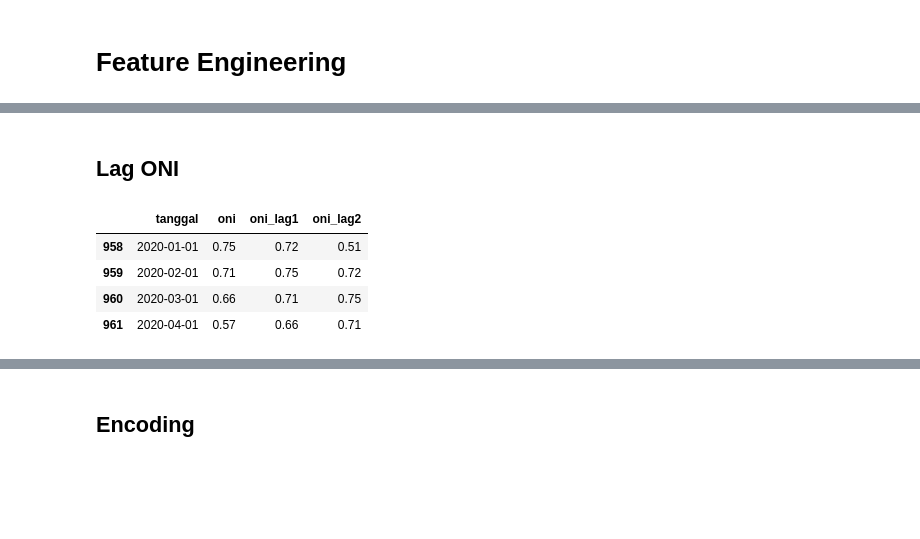
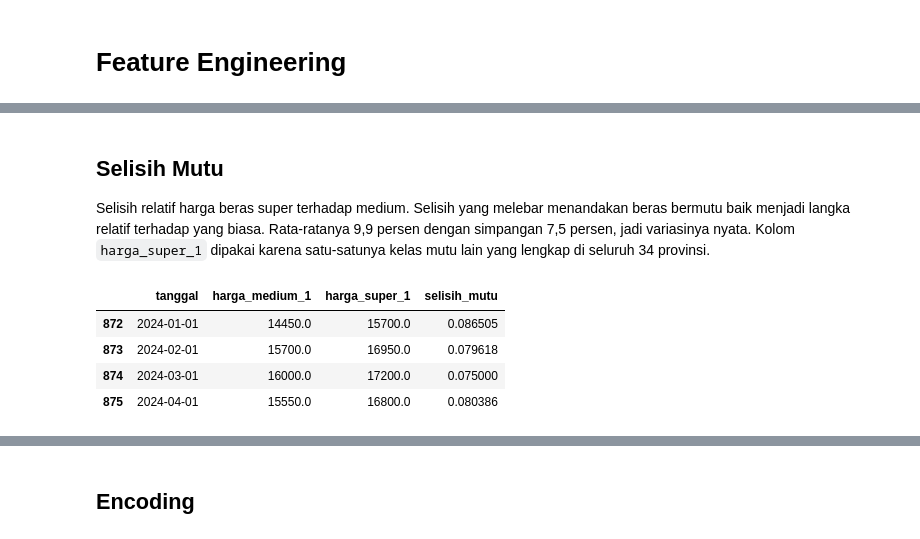
Before and after one commit to HaikalFrds/Indonesia_Rice_Early_Warning, a Jupyter notebook: notebooks/main.ipynb, the cells around one changed output, grey strips where cells are left out. Saved outputs shown, nothing was run; the diff lists cells and outputs as text; code cells hidden in the pictures; blank space fills up the shorter version.

```diff
--- a/notebooks/main.ipynb
+++ b/notebooks/main.ipynb
@@ -497,5 +573,6 @@ KOLOM_CONTOH = ["tanggal", "produksi_realisasi"]
 # %%
-model["hujan3"] = model.groupby("provinsi").curah_hujan_mm.transform(lambda s: s.rolling(3).sum())
+for W in (1, 3, 12):
+    model[f"ret{W}"] = model.lharga - lag("lharga", W)
 
-model.loc[CONTOH, ["tanggal", "curah_hujan_mm", "hujan3"]].head(4)
+model.loc[CONTOH, ["tanggal", TARGET, "ret1", "ret3", "ret12"]].head(4)
 # %% [output]
@@ -509,6 +590,5 @@ model.loc[CONTOH, ["tanggal", "curah_hujan_mm", "hujan3"]].head(4)
 # %%
-model["produksi_lag6"] = lag("produksi_realisasi", LAG_PRODUKSI)
-model["produksi_lag12"] = lag("produksi_realisasi", 12)
+model["vol6"] = model.groupby("provinsi").lharga.transform(lambda s: s.diff().rolling(6).std())
 
-model.loc[CONTOH, KOLOM_CONTOH + ["produksi_lag6", "produksi_lag12"]].head(4)
+model.loc[CONTOH, ["tanggal", "ret1", "vol6"]].head(4)
 # %% [output]
@@ -522,8 +611,6 @@ model.loc[CONTOH, KOLOM_CONTOH + ["produksi_lag6", "produksi_lag12"]].head(4)
 # %%
-model["produksi_rata6_lag6"] = (model.groupby("provinsi").produksi_realisasi
-                                .transform(lambda s: s.rolling(6).mean())
-                                .groupby(model.provinsi).shift(LAG_PRODUKSI))
-model["rasio_lag12_rata6"] = model.produksi_lag12 / model.produksi_rata6_lag6
+model["ret1_nas"] = model.groupby("tanggal").ret1.transform("mean")
+model["ret3_nas"] = model.groupby("tanggal").ret3.transform("mean")
 
-model.loc[CONTOH, KOLOM_CONTOH + ["produksi_rata6_lag6", "rasio_lag12_rata6"]].head(4)
+model.loc[CONTOH, ["tanggal", "ret1", "ret1_nas", "ret3", "ret3_nas"]].head(4)
 # %% [output]
@@ -537,9 +628,5 @@ model.loc[CONTOH, KOLOM_CONTOH + ["produksi_rata6_lag6", "rasio_lag12_rata6"]].h
 # %%
-model["hujan3_lag3"] = lag("hujan3", 3)
-model["hujan3_lag4"] = lag("hujan3", 4)
-model["hujan_lag1"] = lag("curah_hujan_mm", 1)
-model["suhu_lag1"] = lag("suhu_rata_c", 1)
-model["suhu_lag2"] = lag("suhu_rata_c", 2)
+model["jarak_ma12"] = model.lharga - gulir("lharga", 12, "mean")
 
-model.loc[CONTOH, ["tanggal", "hujan3_lag3", "hujan3_lag4", "suhu_lag1", "suhu_lag2"]].head(4)
+model.loc[CONTOH, ["tanggal", TARGET, "jarak_ma12"]].head(4)
 # %% [output]
@@ -551,14 +638,19 @@ model.loc[CONTOH, ["tanggal", "hujan3_lag3", "hujan3_lag4", "suhu_lag1", "suhu_l
 # %% [markdown]
-## Lag ONI
+## Selisih Mutu
+
+Selisih relatif harga beras super terhadap medium. Selisih yang melebar
+menandakan beras bermutu baik menjadi langka relatif terhadap yang biasa.
+Rata-ratanya 9,9 persen dengan simpangan 7,5 persen, jadi variasinya nyata.
+Kolom `harga_super_1` dipakai karena satu-satunya kelas mutu lain yang lengkap
+di seluruh 34 provinsi.
 # %%
-model["oni_lag1"] = lag("oni", 1)
-model["oni_lag2"] = lag("oni", 2)
+model["selisih_mutu"] = (model.harga_super_1 - model[TARGET]) / model[TARGET]
 
-model.loc[CONTOH, ["tanggal", "oni", "oni_lag1", "oni_lag2"]].head(4)
+model.loc[CONTOH, ["tanggal", TARGET, "harga_super_1", "selisih_mutu"]].head(4)
 # %% [output]
-|  | tanggal | oni | oni_lag1 | oni_lag2 |
-| 958 | 2020-01-01 | 0.75 | 0.72 | 0.51 |
-| 959 | 2020-02-01 | 0.71 | 0.75 | 0.72 |
-| 960 | 2020-03-01 | 0.66 | 0.71 | 0.75 |
-| 961 | 2020-04-01 | 0.57 | 0.66 | 0.71 |
+|  | tanggal | harga_medium_1 | harga_super_1 | selisih_mutu |
+| 872 | 2024-01-01 | 14450.0 | 15700.0 | 0.086505 |
+| 873 | 2024-02-01 | 15700.0 | 16950.0 | 0.079618 |
+| 874 | 2024-03-01 | 16000.0 | 17200.0 | 0.075000 |
+| 875 | 2024-04-01 | 15550.0 | 16800.0 | 0.080386 |
 # %% [markdown]
```
Also changed, not shown: parts of 70 cells of this notebook.
